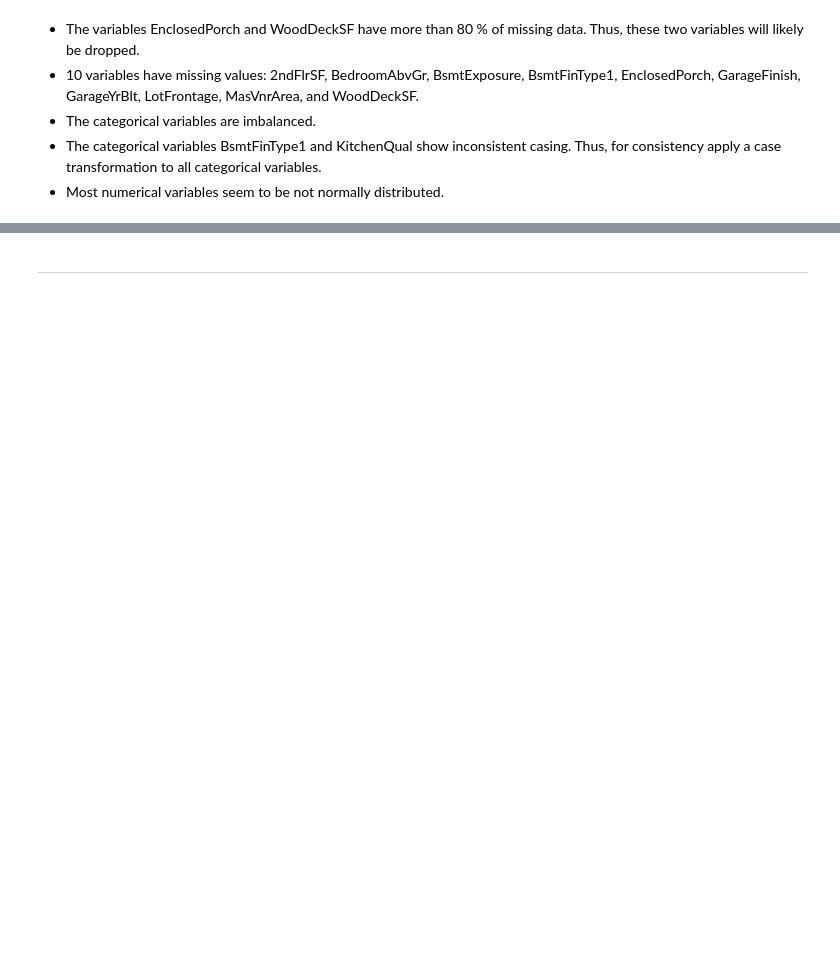
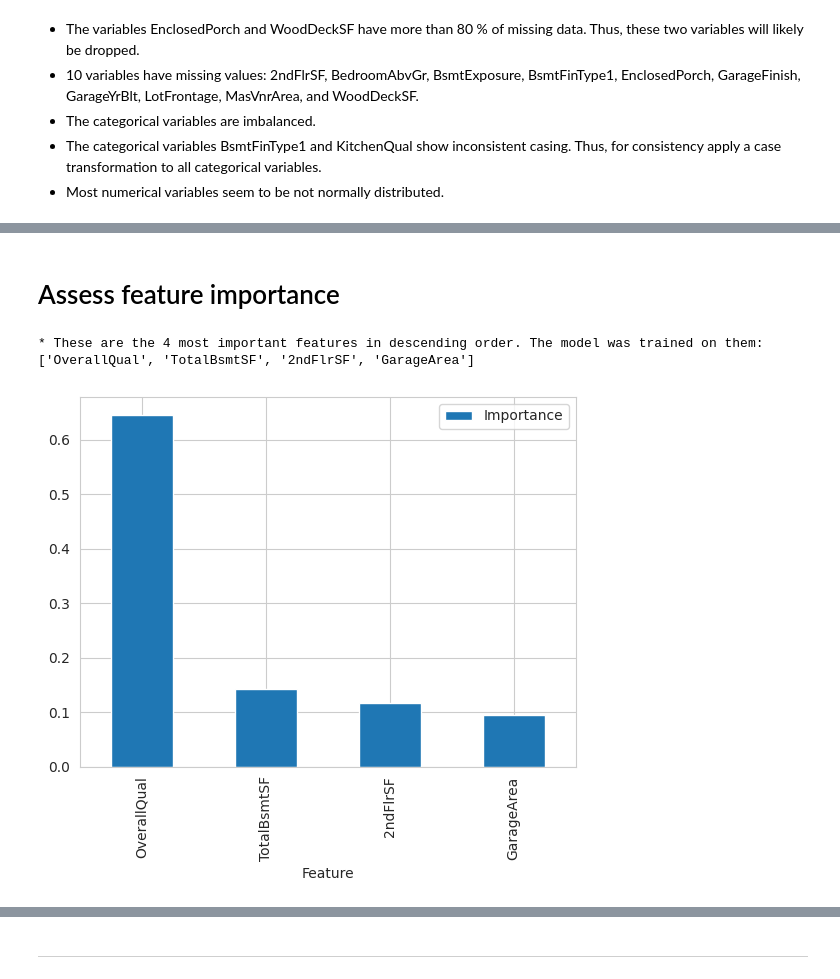
Before and after one commit to ParedesGab/PP5-heritage-housing-issues, a Jupyter notebook: jupyter_notebooks/5-Predict Sales Price.ipynb, the cells around one changed output, grey strips where cells are left out. Saved outputs shown, nothing was run; the diff lists cells and outputs as text; code cells hidden in the pictures; blank space fills up the shorter version.

```diff
--- a/jupyter_notebooks/5-Predict Sales Price.ipynb
+++ b/jupyter_notebooks/5-Predict Sales Price.ipynb
@@ -655,0 +498,3 @@ The score ranges from 0 (no predictive power) to 1 (perfect predictive power)
+# %%
+best_features = df_feature_importance['Feature'].to_list()
+best_features
@@ -655,0 +553,7 @@ The score ranges from 0 (no predictive power) to 1 (perfect predictive power)
+# %%
+X_train = X_train.filter(best_features)
+X_test = X_test.filter(best_features)
+
+print("* Train set:", X_train.shape, y_train.shape, "\n* Test set:",  X_test.shape, y_test.shape)
+#X_train.head(3)
+X_test.head()
@@ -655,0 +585,8 @@ The score ranges from 0 (no predictive power) to 1 (perfect predictive power)
+# %%
+params_search = {'GradientBoostingRegressor':  {
+    'model__learning_rate': [0.1],
+    'model__max_depth': [3],  # the value should be in []
+    'model__n_estimators': [100]       # the value should be in []
+}
+}
+params_search
@@ -655,0 +599,3 @@ The score ranges from 0 (no predictive power) to 1 (perfect predictive power)
+# %%
+search = HyperparameterOptimizationSearch(models=models_search, params=params_search)
+search.fit(X_train, y_train, scoring = 'r2', n_jobs=-1, cv=5)
@@ -655,0 +639,28 @@ The score ranges from 0 (no predictive power) to 1 (perfect predictive power)
+# %% [markdown]
+# Assess feature importance
+# %%
+# how many data cleaning and feature engineering does your pipeline have?
+data_cleaning_feat_eng_steps = 3
+columns_after_data_cleaning_feat_eng = (Pipeline(pipeline_clf.steps[:data_cleaning_feat_eng_steps])
+                                        .transform(X_train)
+                                        .columns)
+
+best_features = columns_after_data_cleaning_feat_eng
+
+# create DataFrame to display feature importance
+df_feature_importance = (pd.DataFrame(data={
+    'Feature': columns_after_data_cleaning_feat_eng,
+    'Importance': pipeline_clf['model'].feature_importances_})
+    .sort_values(by='Importance', ascending=False)
+)
+
+# Most important features statement and plot
+print(f"* These are the {len(best_features)} most important features in descending order. "
+      f"The model was trained on them: \n{df_feature_importance['Feature'].to_list()}")
+
+df_feature_importance.plot(kind='bar', x='Feature', y='Importance')
+plt.show()
+# %% [output]
+* These are the 4 most important features in descending order. The model was trained on them:
+['OverallQual', 'TotalBsmtSF', '2ndFlrSF', 'GarageArea']
+[figure, added]
```
Also changed, not shown: parts of 105 cells of this notebook, 6 other files.
